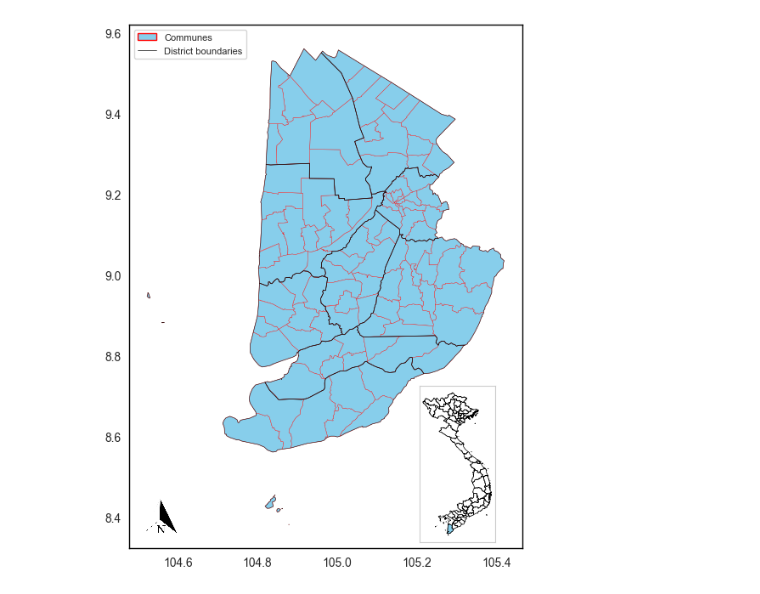
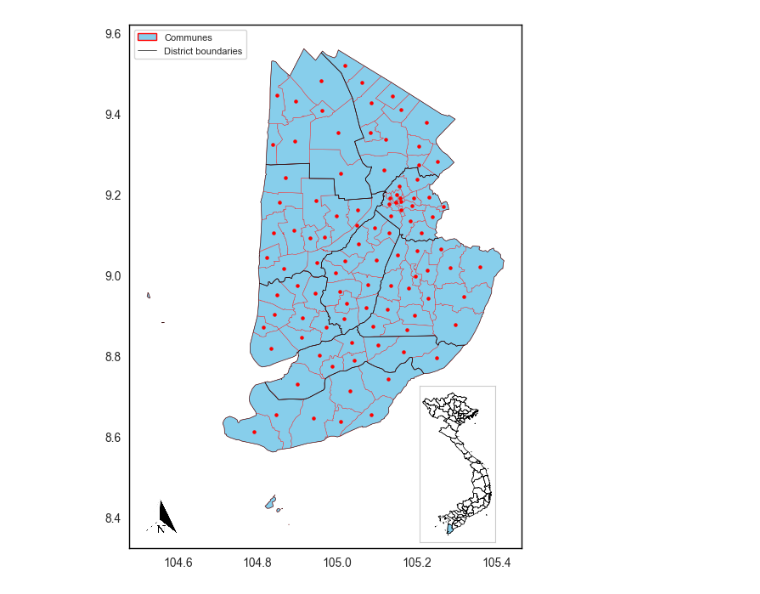
Before and after one commit to longbui/sptb, a Jupyter notebook: analysis.ipynb, the cells around one changed output. Saved outputs shown, nothing was run; the diff lists cells and outputs as text; code cells hidden in the pictures.

Commit message:
New data

```diff
--- a/analysis.ipynb
+++ b/analysis.ipynb
@@ -61,3 +14,19 @@ country = gpd.read_file('data/map/vietnam.json')
+# %%
+cm = gpd.read_file('data/map/merge_commune.json')
+district = gpd.read_file('data/map/merge_district.json')
+country = gpd.read_file('data/map/vietnam.json')
+# %%
+cm = cm.to_crs(epsg=32648)
+district = district.to_crs(epsg=32648)
+country.to_crs(epsg=32648)
+cm['centroid'] = cm.geometry.centroid
+centroids = cm.copy()
+centroids.geometry = centroids['centroid']
+# %%
+cm = cm.to_crs(epsg=4326)
+district = district.to_crs(epsg=4326)
+country = country.to_crs(epsg=4326)
+centroids = centroids.to_crs(epsg=4326)
 # %%
 country['is_camau'] = country['VARNAME_1'] == 'CaMau'
 # %%
@@ -82,35 +51,39 @@ inset_ax = inset_axes(ax_district, width="30%", height="30%", loc=4)  # Bottom r
 inset_ax.patch.set_facecolor(background_color)
 country.plot(ax=inset_ax, color=background_color, edgecolor='black', linewidth=0.5)
 country[country['is_camau']].plot(ax=inset_ax, color='skyblue', edgecolor='black', linewidth=0.5)
+centroids.plot(ax=ax_district, marker='o', color='red', markersize=5)
 inset_ax.set_xticks([])
 inset_ax.set_yticks([])
 
 for spine in ax_district.spines.values():
     spine.set_linewidth(1)  # Making the border lines solid
     spine.set_edgecolor('black')  # Setting the border color to black
 
 for spine in inset_ax.spines.values():
     spine.set_visible(True)
 
 # Removing gridlines
 ax_district.grid(False)
 inset_ax.grid(False)
 
 # Custom legend for the map with reduced font size
 legend_elements = [
     Patch(facecolor='skyblue', edgecolor='red', label='Communes'),
     Line2D([0], [0], color='black', linewidth=0.5, linestyle='-', label='District boundaries')
 ]
+
 # Adding the custom legend to the plot with a reduced font size
 ax_district.legend(handles=legend_elements, loc='upper left', fontsize=8)
+ax_district.ticklabel_format(style='plain', axis='y', useOffset=False)
+
 arrow_img = image.imread('docs/arrow.png')
 # Adding the arrow to the bottom left
 arrow_position = (0.08, 0.06)  # Adjust as needed
 arrowbox = OffsetImage(arrow_img, zoom=0.05)
 ab = AnnotationBbox(arrowbox, arrow_position, xycoords='axes fraction', frameon=False)
 ax_district.add_artist(ab)
 plt.savefig('output_plot.png', dpi=300, bbox_inches='tight')
 
 plt.show()
 # %% [output]
-[figure, old version]
+[figure, new version]
```
Also changed, not shown: parts of 8 cells of this notebook, 3 other files.
